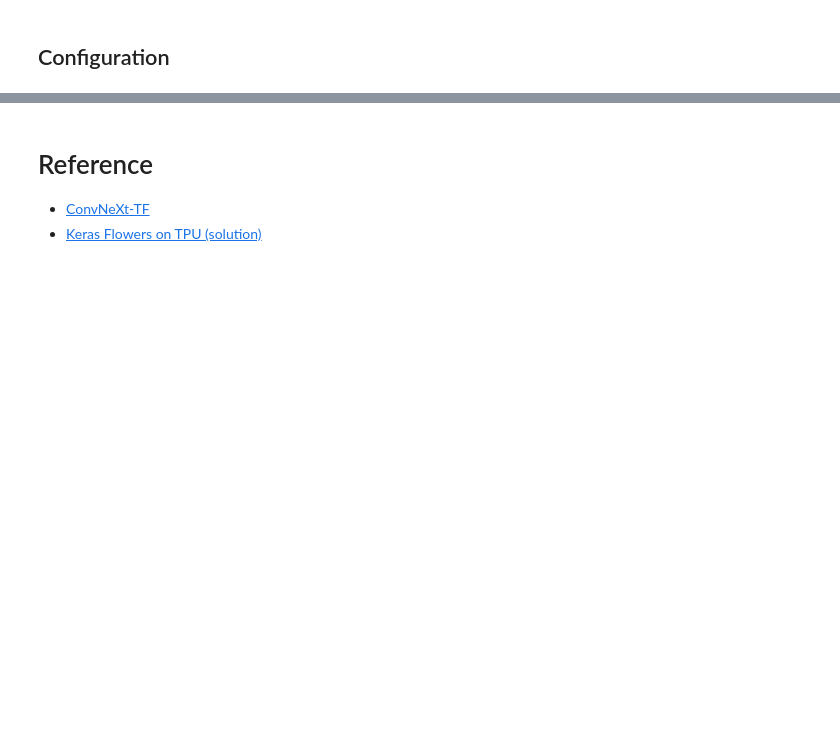
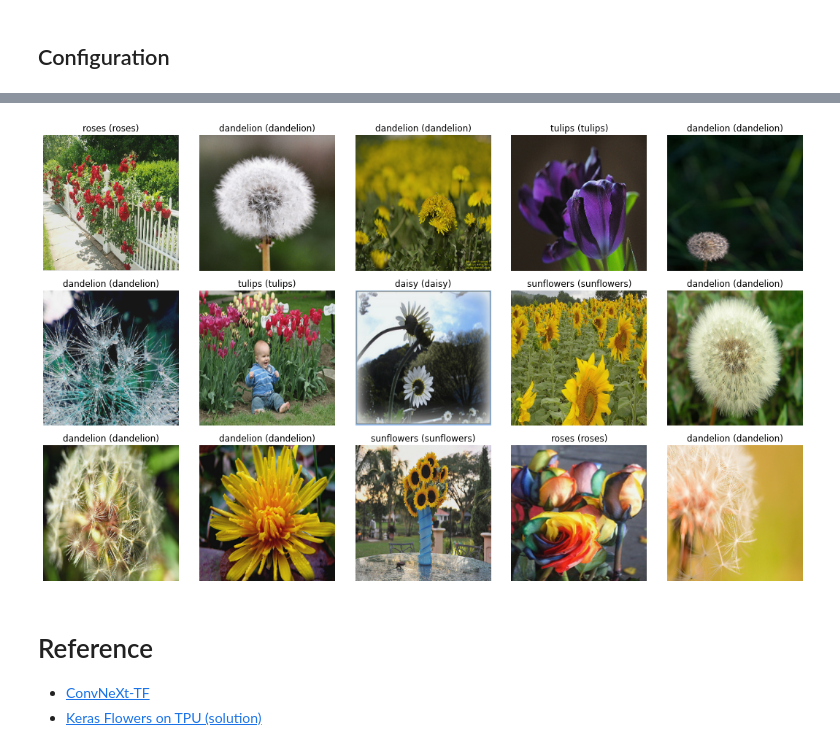
Before and after one commit to sayakpaul/ConvNeXt-TF, a Jupyter notebook: notebooks/finetune.ipynb, the cells around one changed output, grey strips where cells are left out. Cells and saved outputs as stored; diff of their text form; code cells hidden in the pictures; blank space fills up the shorter version.

```diff
--- a/notebooks/finetune.ipynb
+++ b/notebooks/finetune.ipynb
@@ -287,0 +284,7 @@ display_9_images_with_predictions(some_flowers, predictions, some_labels)
+# %%
+sample_images, sample_labels = next(iter(val_dataset))
+
+predictions = model.predict(sample_images, batch_size=16).argmax(axis=-1)
+evaluations = model.evaluate(sample_images, sample_labels, batch_size=16)
+
+print("[val_loss, val_acc]", evaluations)
@@ -288,3 +294,20 @@ display_9_images_with_predictions(some_flowers, predictions, some_labels)
+# %%
+plt.figure(figsize=(5 * 3, 3 * 3))
+for n in range(15):
+    ax = plt.subplot(3, 5, n + 1)
+    image = (sample_images[n] * STD + MEAN).numpy()
+    image = (image - image.min()) / (
+        image.max() - image.min()
+    )  # convert to [0, 1] for avoiding matplotlib warning
+    plt.imshow(image)
+    target = CLASSES[sample_labels[n]]
+    pred = CLASSES[predictions[n]]
+    plt.title("{} ({})".format(target, pred))
+    plt.axis("off")
+plt.tight_layout()
+plt.show()
+# %% [output]
+[figure, added]
 # %% [markdown]
 # Reference
 * [ConvNeXt-TF](https://github.com/sayakpaul/ConvNeXt-TF)
```
Also changed, not shown: parts of 42 cells of this notebook.
